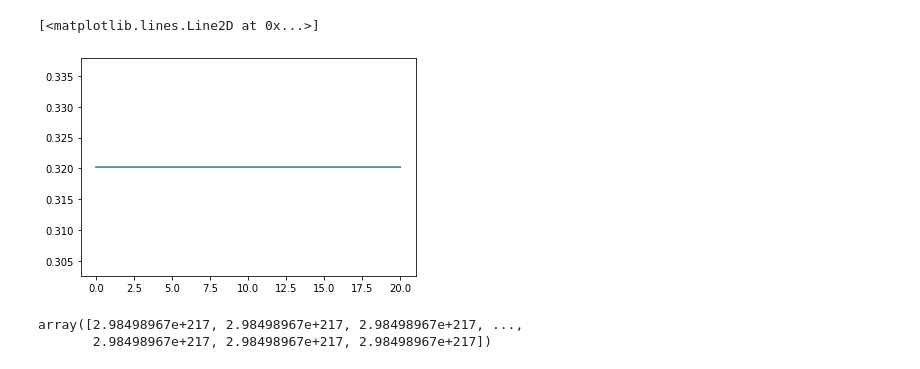
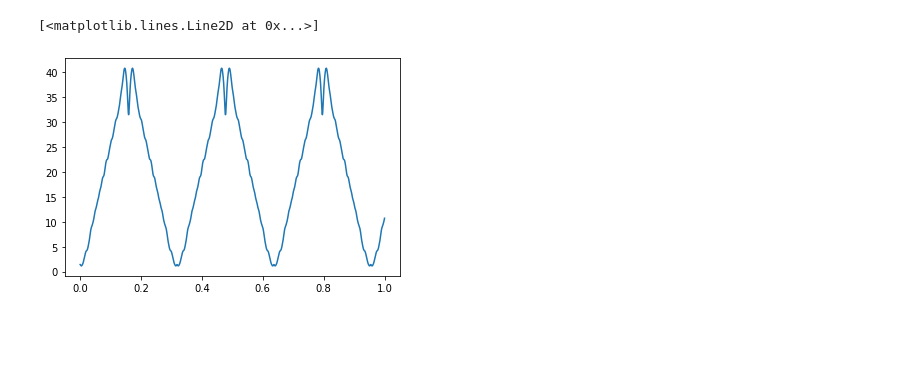
Before and after one commit to GabePoel/Quantum-Information-Propagation, a Jupyter notebook: otoc.ipynb, the cells around one changed output. Drawn from its saved outputs; the diff is of its cells as text; code cells hidden in the pictures; blank space fills up the shorter version.

```diff
--- a/otoc.ipynb
+++ b/otoc.ipynb
@@ -156,10 +213,9 @@ commutation components:
+# %%
+T = np.linspace(200, 200, 1000)
+t = np.linspace(0, 1, 1000)
+C = paper_box_OTOC_over_time(10, T, t)
 # %%
-plt.plot(t, c)
+plt.plot(t, C)
 # %% [output]
 [<matplotlib.lines.Line2D at 0x...>]
-[figure, old version]
+[figure, new version]
-# %%
-c
-# %% [output]
-array([2.98498967e+217, 2.98498967e+217, 2.98498967e+217, ...,
-       2.98498967e+217, 2.98498967e+217, 2.98498967e+217])
```
Also changed, not shown: parts of 25 cells of this notebook, 2 other files.
